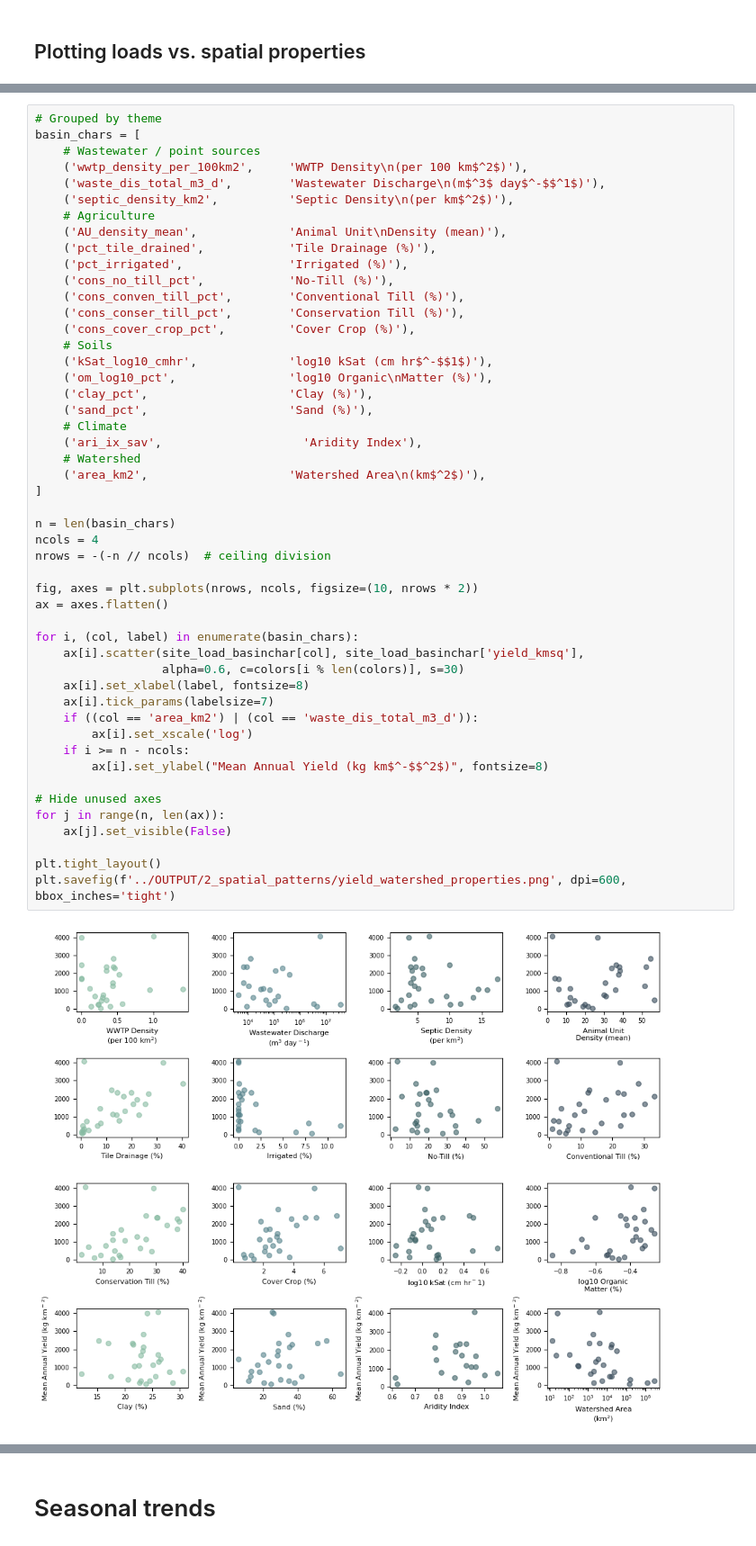
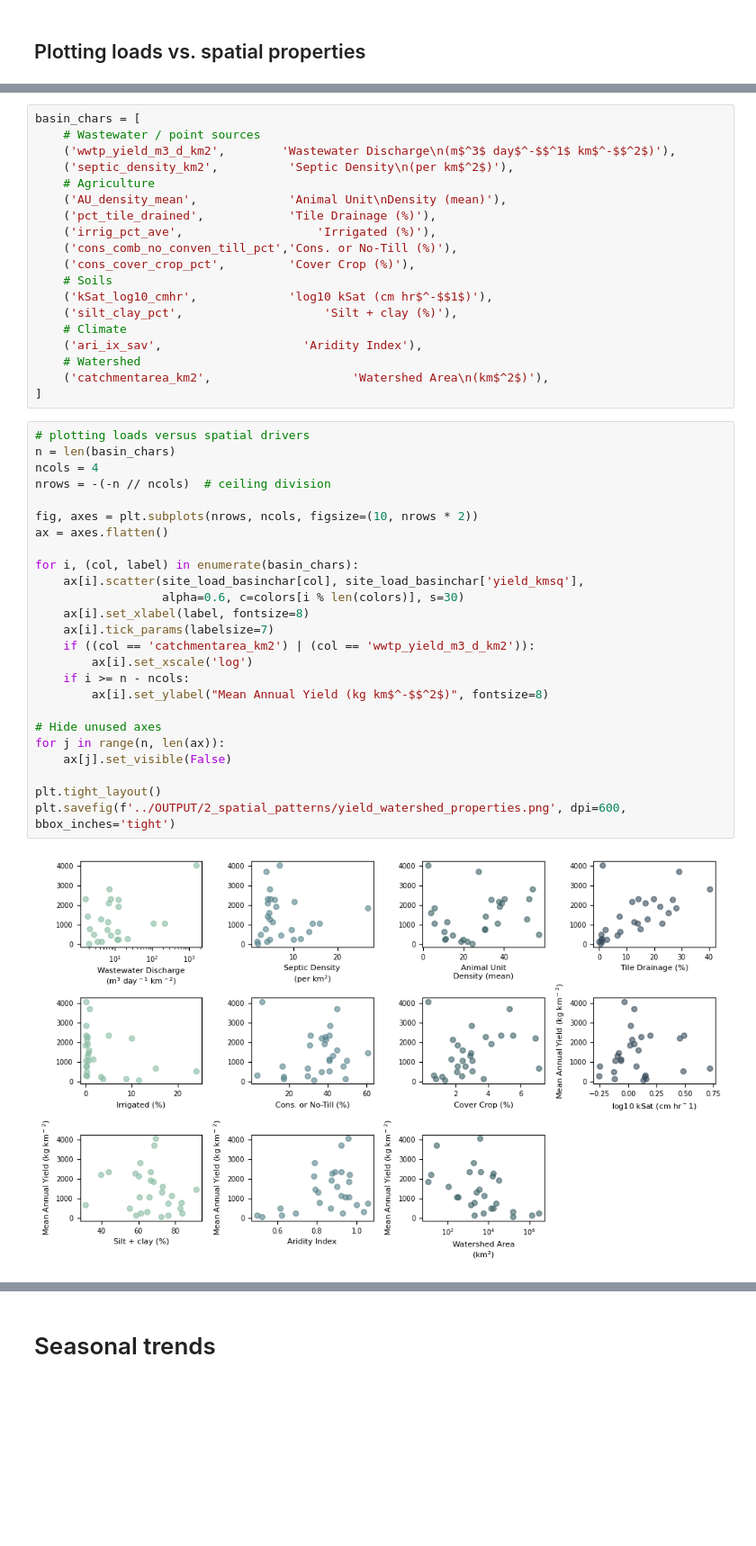
Before and after one commit to danykakbyrnes/STREAM_seasonality, a Jupyter notebook: spatial_data_exploration.ipynb, the cells around one changed output, grey strips where cells are left out. Shown at 90% size. Saved outputs shown, nothing was run; the diff lists cells and outputs as text; blank space fills up the shorter version.

Commit message:
updating spatial analysis script with new variable and file names

```diff
--- a/spatial_data_exploration.ipynb
+++ b/spatial_data_exploration.ipynb
@@ -320,53 +441,48 @@ site_load_basinchar.head()
+# %%
+basin_chars = [
+    # Wastewater / point sources
+    ('wwtp_yield_m3_d_km2',        'Wastewater Discharge\n(m$^3$ day$^-$$^1$ km$^-$$^2$)'),
+    ('septic_density_km2',          'Septic Density\n(per km$^2$)'),
+    # Agriculture
+    ('AU_density_mean',             'Animal Unit\nDensity (mean)'),
+    ('pct_tile_drained',            'Tile Drainage (%)'),
+    ('irrig_pct_ave',                   'Irrigated (%)'),
+    ('cons_comb_no_conven_till_pct','Cons. or No-Till (%)'),
+    ('cons_cover_crop_pct',         'Cover Crop (%)'),
+    # Soils
+    ('kSat_log10_cmhr',             'log10 kSat (cm hr$^-$$1$)'),
+    ('silt_clay_pct',                    'Silt + clay (%)'),
+    # Climate
+    ('ari_ix_sav',                    'Aridity Index'),
+    # Watershed
+    ('catchmentarea_km2',                    'Watershed Area\n(km$^2$)'),
+]
 # %%
-# Grouped by theme
-basin_chars = [
-    # Wastewater / point sources
-    ('wwtp_density_per_100km2',     'WWTP Density\n(per 100 km$^2$)'),
-    ('waste_dis_total_m3_d',        'Wastewater Discharge\n(m$^3$ day$^-$$^1$)'),
-    ('septic_density_km2',          'Septic Density\n(per km$^2$)'),
-    # Agriculture
-    ('AU_density_mean',             'Animal Unit\nDensity (mean)'),
-    ('pct_tile_drained',            'Tile Drainage (%)'),
-    ('pct_irrigated',               'Irrigated (%)'),
-    ('cons_no_till_pct',            'No-Till (%)'),
-    ('cons_conven_till_pct',        'Conventional Till (%)'),
-    ('cons_conser_till_pct',        'Conservation Till (%)'),
-    ('cons_cover_crop_pct',         'Cover Crop (%)'),
-    # Soils
-    ('kSat_log10_cmhr',             'log10 kSat (cm hr$^-$$1$)'),
-    ('om_log10_pct',                'log10 Organic\nMatter (%)'),
-    ('clay_pct',                    'Clay (%)'),
-    ('sand_pct',                    'Sand (%)'),
-    # Climate
-    ('ari_ix_sav',                    'Aridity Index'),
-    # Watershed
-    ('area_km2',                    'Watershed Area\n(km$^2$)'),
-]
-
+# plotting loads versus spatial drivers
 n = len(basin_chars)
 ncols = 4
 nrows = -(-n // ncols)  # ceiling division
 
 fig, axes = plt.subplots(nrows, ncols, figsize=(10, nrows * 2))
 ax = axes.flatten()
 
 for i, (col, label) in enumerate(basin_chars):
     ax[i].scatter(site_load_basinchar[col], site_load_basinchar['yield_kmsq'],
                   alpha=0.6, c=colors[i % len(colors)], s=30)
     ax[i].set_xlabel(label, fontsize=8)
     ax[i].tick_params(labelsize=7)
-    if ((col == 'area_km2') | (col == 'waste_dis_total_m3_d')):
+    if ((col == 'catchmentarea_km2') | (col == 'wwtp_yield_m3_d_km2')):
         ax[i].set_xscale('log')
     if i >= n - ncols:
         ax[i].set_ylabel("Mean Annual Yield (kg km$^-$$^2$)", fontsize=8)
 
 # Hide unused axes
 for j in range(n, len(ax)):
     ax[j].set_visible(False)
 
 plt.tight_layout()
 plt.savefig(f'../OUTPUT/2_spatial_patterns/yield_watershed_properties.png', dpi=600, bbox_inches='tight')
 # %% [output]
-[figure, old version]
+[figure, new version]
 # %%
 marker_scale = 250 # (10^6 -> 10^3 and 10^3 -> 1)
```
Also changed, not shown: parts of 27 cells of this notebook, 6 other files.
